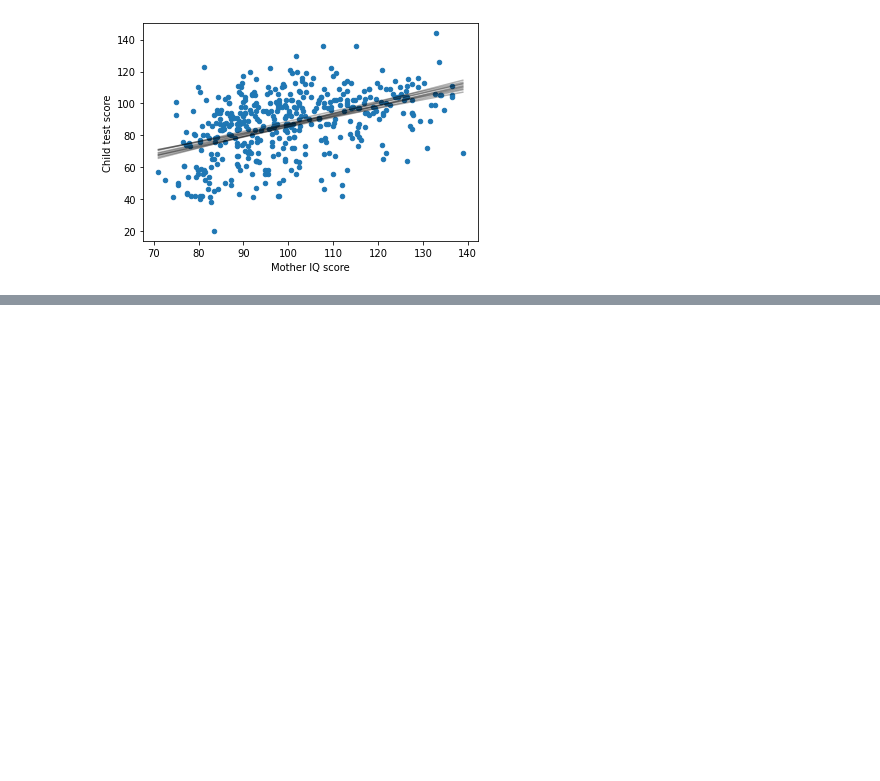
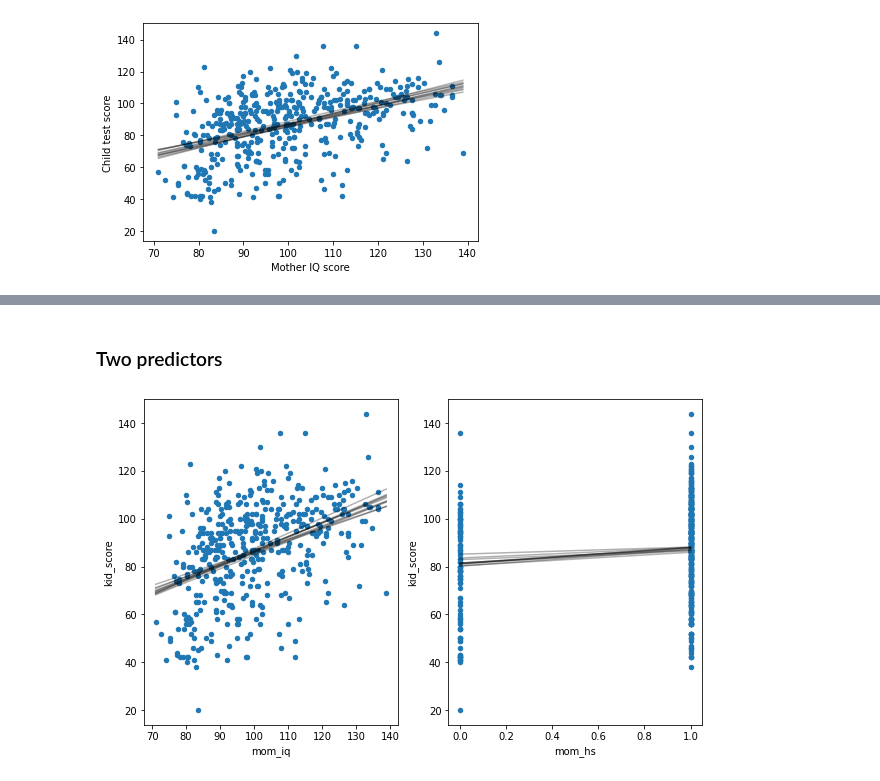
Before and after one commit to bambinos/educational-resources, a Jupyter notebook: ROS/KidIQ/kidiq.ipynb, the cells around one changed output, grey strips where cells are left out. Saved outputs shown, nothing was run; the diff lists cells and outputs as text; code cells hidden in the pictures; blank space fills up the shorter version.

```diff
--- a/ROS/KidIQ/kidiq.ipynb
+++ b/ROS/KidIQ/kidiq.ipynb
@@ -266,0 +242,38 @@ Attributes:
+# %% [markdown]
+### Two predictors
+# %%
+fig, axes = plt.subplots(1,2, figsize=(10, 6))
+
+# Generate x range
+iq_domain = np.linspace(kidiq["mom_iq"].min(), kidiq["mom_iq"].max(), 100)
+completed_hs = np.array([0,1])
+
+# Take 10 sample from posterior
+num_samples = 10
+chain_sample = fit_3.posterior.chain.to_series().sample(num_samples, replace=True)
+draw_sample = fit_3.posterior.draw.to_series().sample(num_samples, replace=True)
+
+mom_iq_mean, mom_hs_mean = kidiq[["mom_iq", "mom_hs"]].mean()
+
+for chain, draw in zip(chain_sample, draw_sample):
+    intercept = fit_3.posterior[{"draw":draw, "chain":chain}]["Intercept"].values
+    mom_iq_coef = fit_3.posterior[{"draw":draw, "chain":chain}]["mom_iq"].values
+    mom_hs_coef = fit_3.posterior[{"draw":draw, "chain":chain}]["mom_hs"].values
+
+
+    #breakpoint()
+    # Plot Line
+    axes[0].plot(iq_domain, intercept + mom_iq_coef*iq_domain + mom_hs_coef*mom_hs_mean, c="black", alpha=.3)
+    axes[1].plot(completed_hs, intercept + mom_iq_coef*mom_iq_mean + mom_hs_coef * completed_hs, c="black", alpha=.3)
+
+
+# Add median line later
+
+# Add scatter plot
+kidiq.plot(kind="scatter", x="mom_iq", y="kid_score", ax=axes[0])
+kidiq.plot(kind="scatter", x="mom_hs", y="kid_score", ax=axes[1])
+
+ax.set_xlabel("Mother IQ score")
+ax.set_ylabel("Child test score");
+# %% [output]
+[figure, added]
```
Also changed, not shown: parts of 5 cells of this notebook.
